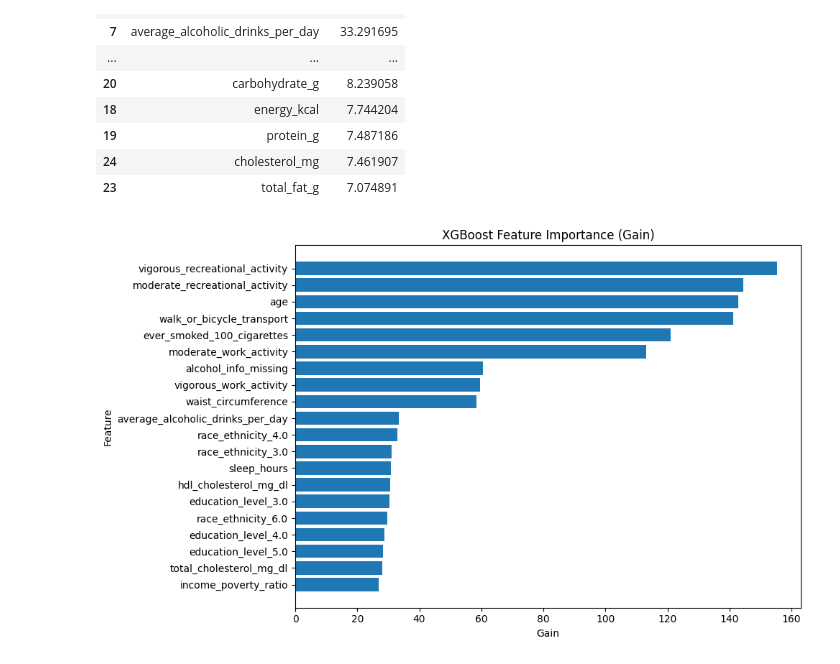
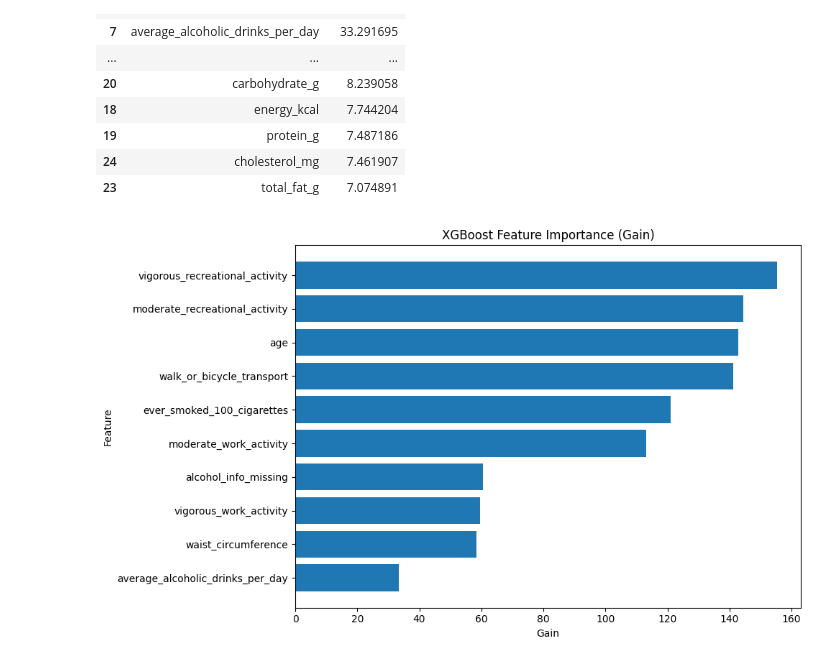
Before and after one commit to KaylanDG/Feature_Importance_DT2_Prediction, a Jupyter notebook: XGBoost/xgboost_A.ipynb, the cells around one changed output. Saved outputs shown, nothing was run; the diff lists cells and outputs as text; code cells hidden in the pictures.

```diff
--- a/XGBoost/xgboost_A.ipynb
+++ b/XGBoost/xgboost_A.ipynb
@@ -259,20 +326,20 @@ display(importance_df)
 | 24 | cholesterol_mg | 7.461907 |
 | 23 | total_fat_g | 7.074891 |
 # %%
-top_n = 20
+top_n = 10
 
 plot_df = importance_df.head(top_n)
 
 plt.figure(figsize=(10, 6))
 plt.barh(
     plot_df["Feature"][::-1],
     plot_df["Gain"][::-1]
 )
 
 plt.xlabel("Gain")
 plt.ylabel("Feature")
 plt.title("XGBoost Feature Importance (Gain)")
 plt.tight_layout()
 plt.show()
 # %% [output]
-[figure, old version]
+[figure, new version]
```
Also changed, not shown: parts of 8 cells of this notebook, 3 other files.
